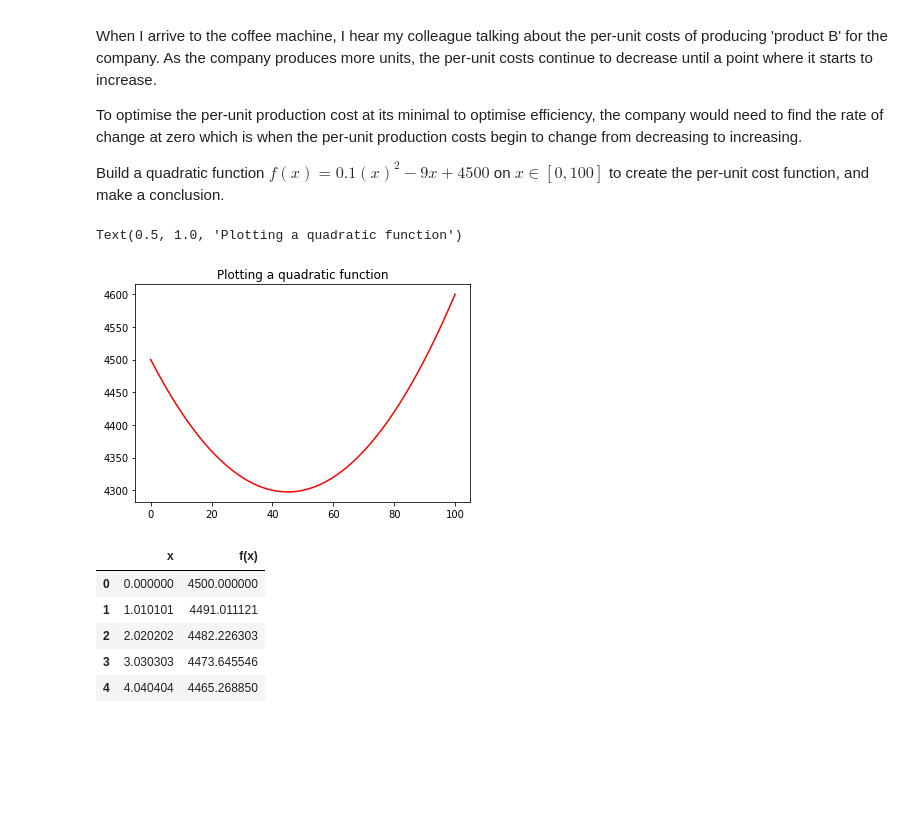
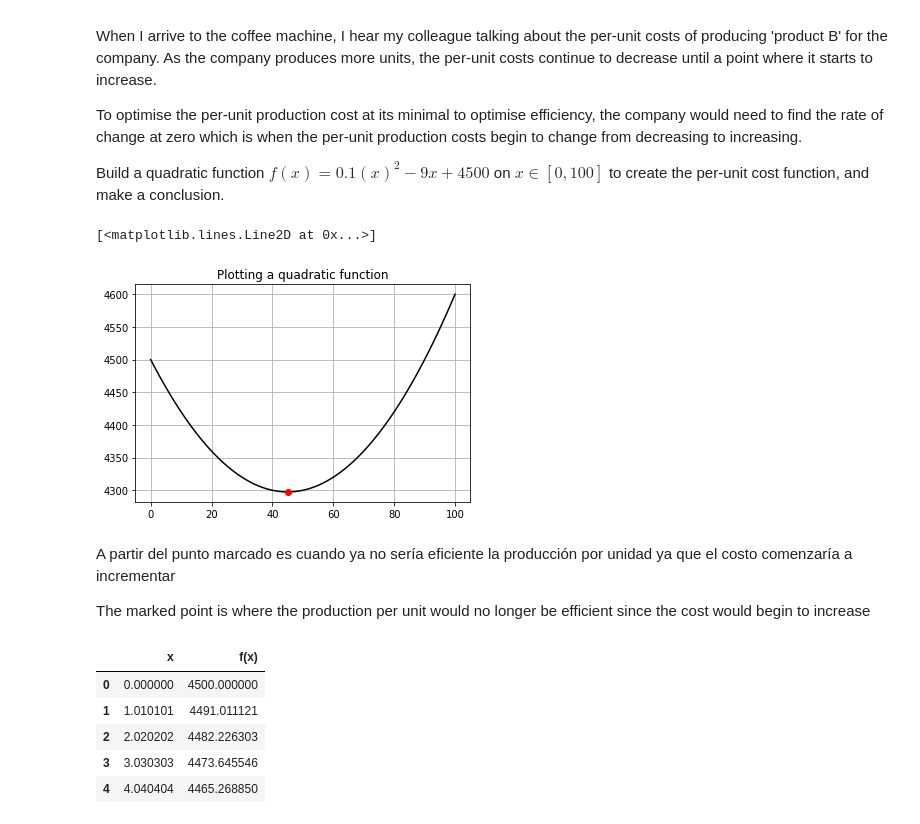
Before and after one commit to martina-nu/calculus-and-algebra-problems-with-python, a Jupyter notebook: problems.ipynb, the cells around one changed output. Saved outputs shown, nothing was run; the diff lists cells and outputs as text; code cells hidden in the pictures; blank space fills up the shorter version.

```diff
--- a/problems.ipynb
+++ b/problems.ipynb
@@ -290,14 +290,30 @@ Build a quadratic function $f(x)=0.1(x)^2−9x +4500$ on $x∈[0,100]$  to creat
 # %%
 #define and plot the funtion
 
 def f(x): return 0.1*x**2 - 9 * x + 4500
 
 x = np.linspace(0, 100, 100)
-plt.plot(x, f(x), color ="red")
+plt.plot(x, f(x), color ="black")
 plt.title('Plotting a quadratic function')
+plt.grid(True)
+
+
+#Hallar punto donde f(x)' = 0
+#Hallar x:
+# f(x) = 0.1*x**2-9x-4500
+#f(x)'=0.2x-9=0
+#x= 9/0.2 = 45
+#Hallar y:
+#f(45)=0.1*45**2*-9*45+4500= 4297.5
+#(x,y) = (45,4297.5)
+plt.plot(45,4297.5, marker="o", color="red")
 # %% [output]
-Text(0.5, 1.0, 'Plotting a quadratic function')
+[<matplotlib.lines.Line2D at 0x...>]
-[figure, old version]
+[figure, new version]
+# %% [markdown]
+A partir del punto marcado es cuando ya no sería eficiente la producción por unidad ya que el costo comenzaría a incrementar
+
+The marked point is where the production per unit would no longer be efficient since the cost would begin to increase
 # %%
 f3 = pd.DataFrame({'x': x, 'f(x)': f(x)})
 f3.head()
```
Also changed, not shown: parts of 2 cells of this notebook.
